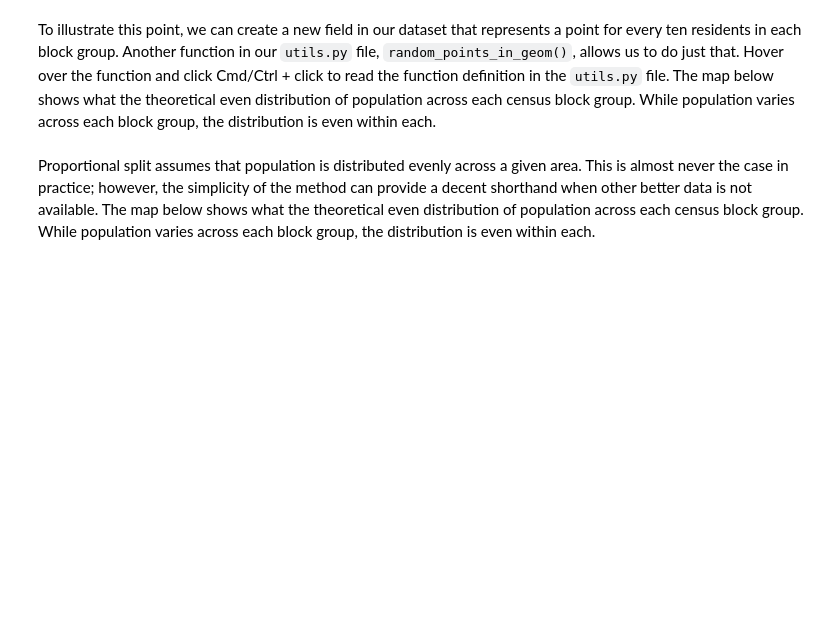
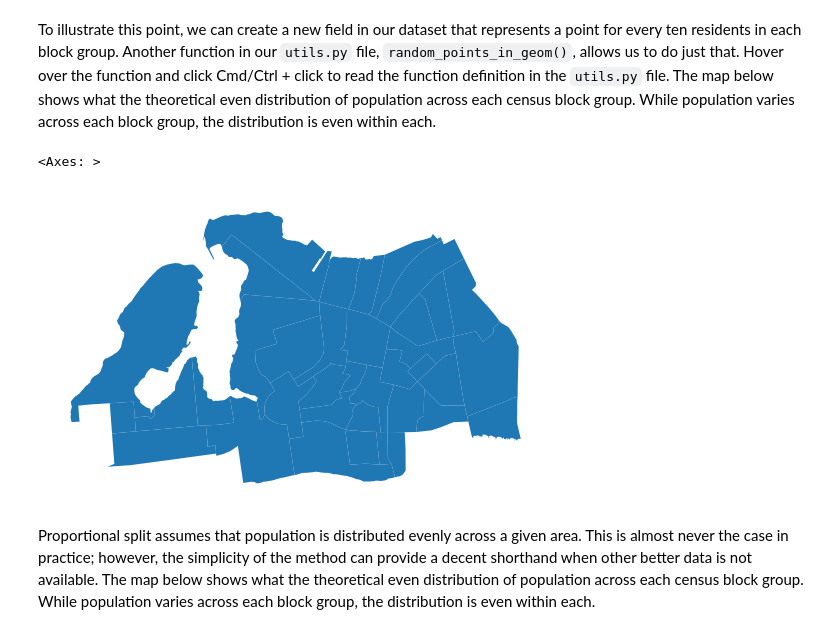
Before and after one commit to essentiallee/cdp-mapping-systems, a Jupyter notebook: content/Tutorials/02_flood_vulnerability_proportional_split.ipynb, the cells around one changed output. Saved outputs shown, nothing was run; the diff lists cells and outputs as text; code cells hidden in the pictures; blank space fills up the shorter version.

```diff
--- a/content/Tutorials/02_flood_vulnerability_proportional_split.ipynb
+++ b/content/Tutorials/02_flood_vulnerability_proportional_split.ipynb
@@ -78,10 +78,15 @@ To illustrate this point, we can create a new field in our dataset that represen
 # %%
 census_far_rockaway_gdf["pop_points"] = census_far_rockaway_gdf.apply(
     lambda row: utils.random_points_in_geom(
         row.geometry, row["Total Pop (Race/Ethnicity)"] / 10
     ),
     axis=1,
 )
+
+census_far_rockaway_gdf.plot()
+# %% [output]
+<Axes: >
+[figure, added]
 # %% [markdown]
 Proportional split assumes that population is distributed evenly across a given area. This is almost never the case in practice; however, the simplicity of the method can provide a decent shorthand when other better data is not available. The map below shows what the theoretical even distribution of population across each census block group. While population varies across each block group, the distribution is even within each.
 # %%
```
Also changed, not shown: parts of 3 cells of this notebook, 3 other files.
